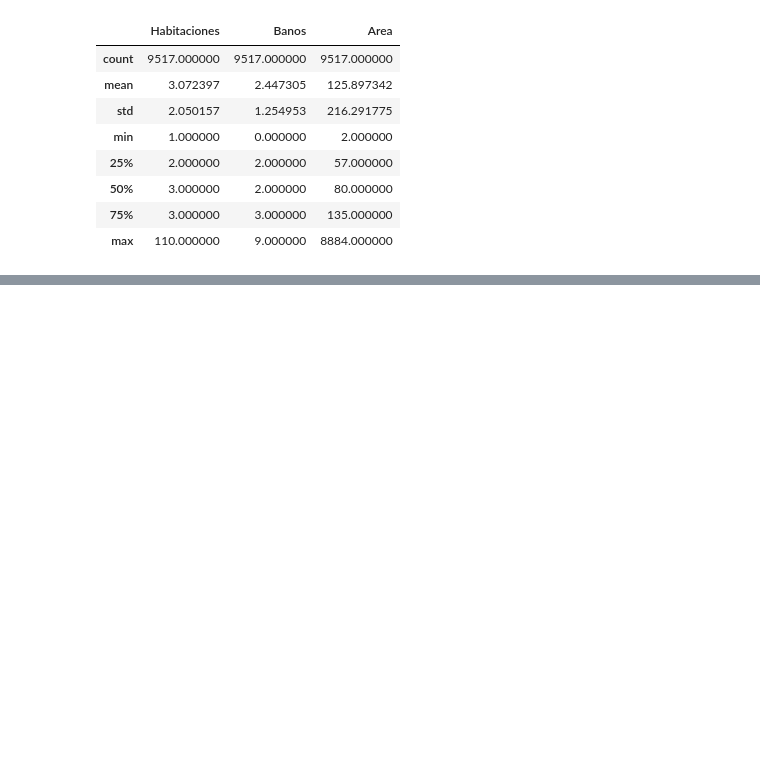
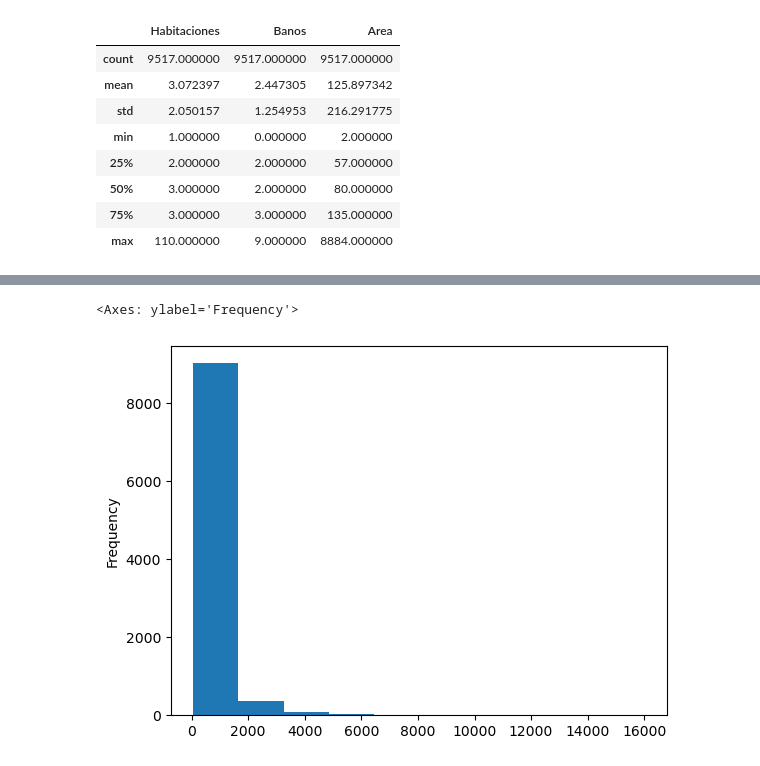
Before and after one commit to LMmansilla/Inmersion_Datos_Alura, a Jupyter notebook: Inmersion_Datos_Alura.ipynb, the cells around one changed output, grey strips where cells are left out. Drawn from its saved outputs; the diff is of its cells as text; code cells hidden in the pictures; blank space fills up the shorter version.

Commit message:
Graficos de analisis sobre precios en millones

```diff
--- a/Inmersion_Datos_Alura.ipynb
+++ b/Inmersion_Datos_Alura.ipynb
@@ -328,0 +361,6 @@ inmuebles_ref.describe()
+# %%
+serie_1 = valor[0]
+serie_1
+
+serie_2 = valor[1]
+serie_2
@@ -328,0 +395,8 @@ inmuebles_ref.describe()
+# %%
+# Se agrega las 2 columnas al DF refinado
+
+inmuebles_ref3 = inmuebles_ref2
+inmuebles_ref3['Moneda'] = serie_1
+
+inmuebles_ref3 = inmuebles_ref2
+inmuebles_ref3['Precio'] = serie_2
@@ -328,0 +434,2 @@ inmuebles_ref.describe()
+# %%
+inmuebles_ref3['Precio'] = inmuebles_ref3['Precio'].str.replace('.','',regex=True)
@@ -328,0 +474,3 @@ inmuebles_ref.describe()
+# %%
+inmuebles_ref3['Precio_Millon'] = inmuebles_ref3.Precio.astype('float')/1000000
+inmuebles_ref3.info()
@@ -328,0 +541,6 @@ inmuebles_ref.describe()
+# %%
+
+inmuebles_ref3['Precio_Millon'].plot.hist(bins=10)
+# %% [output]
+<Axes: ylabel='Frequency'>
+[figure, added]
```
Also changed, not shown: parts of 31 cells of this notebook.
